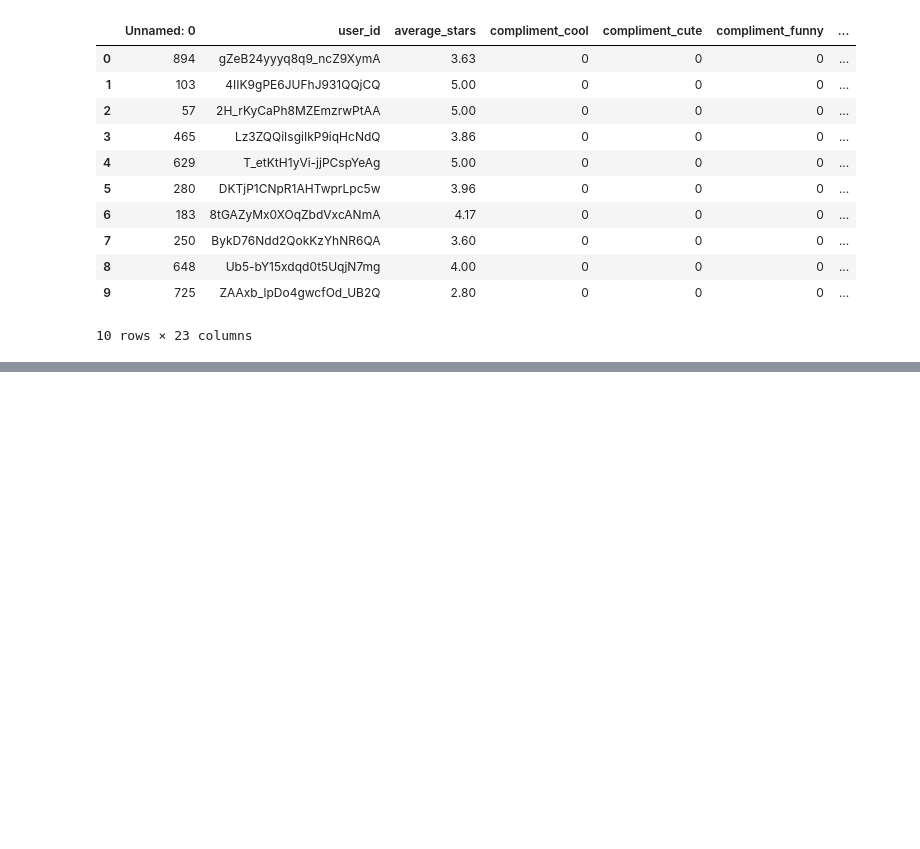
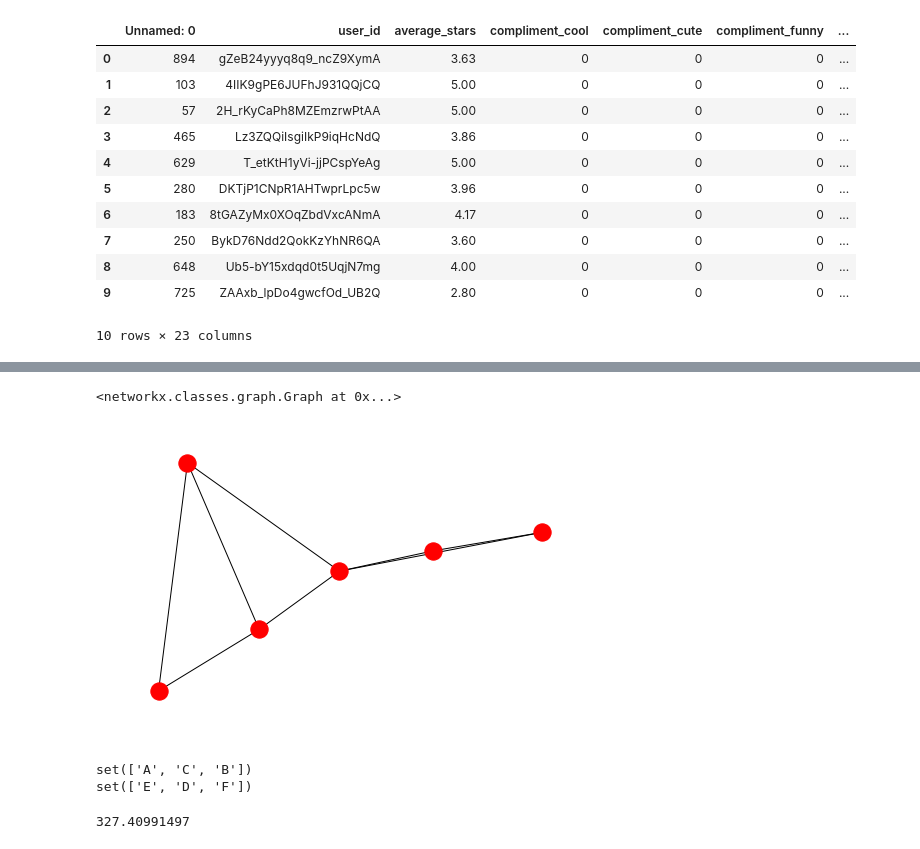
Before and after one commit to vijetha35/FriendsRecommendationForYelpUsers, a Jupyter notebook: Graph_data.ipynb, the cells around one changed output, grey strips where cells are left out. Drawn from its saved outputs; the diff is of its cells as text; code cells hidden in the pictures; blank space fills up the shorter version.

```diff
--- a/Graph_data.ipynb
+++ b/Graph_data.ipynb
@@ -194,0 +222,10 @@ sub_user_df.head(10)
+# %%
+
+
+df = df.drop(0, axis=0)
+# %%
+df=df.append({'weight':7 ,0:'A' ,'b':'B' },ignore_index=True )
+# %%
+df=df.append({'weight':3 ,0:'E' ,'b':'F' },ignore_index=True )
+# %%
+G = nx.from_pandas_edgelist(df, 0, 'b', ['weight'])
@@ -194,0 +234,12 @@ sub_user_df.head(10)
+# %%
+G
+# %% [output]
+<networkx.classes.graph.Graph at 0x...>
+# %%
+
+
+import matplotlib.pyplot as plt
+nx.draw(G)
+plt.show()
+# %% [output]
+[figure, added]
@@ -194,0 +248,16 @@ sub_user_df.head(10)
+# %%
+for c in next(comp):
+    print(c)
+# %% [output]
+set(['A', 'C', 'B'])
+set(['E', 'D', 'F'])
+# %%
+import time
+s=time.time()
+a=0
+for i in xrange(49589):
+    for j in range(i+1,49589):
+        a=a+1
+print(time.time()-s)
+# %% [output]
+327.40991497
```
Also changed, not shown: parts of 7 cells of this notebook.
